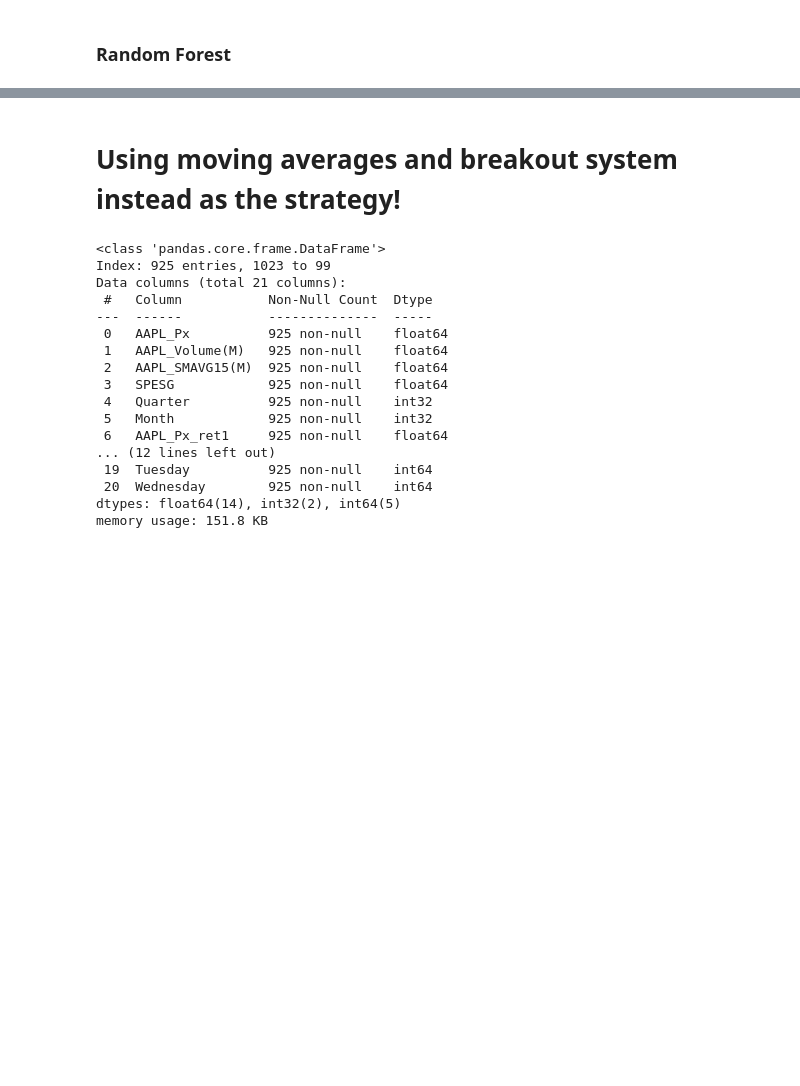
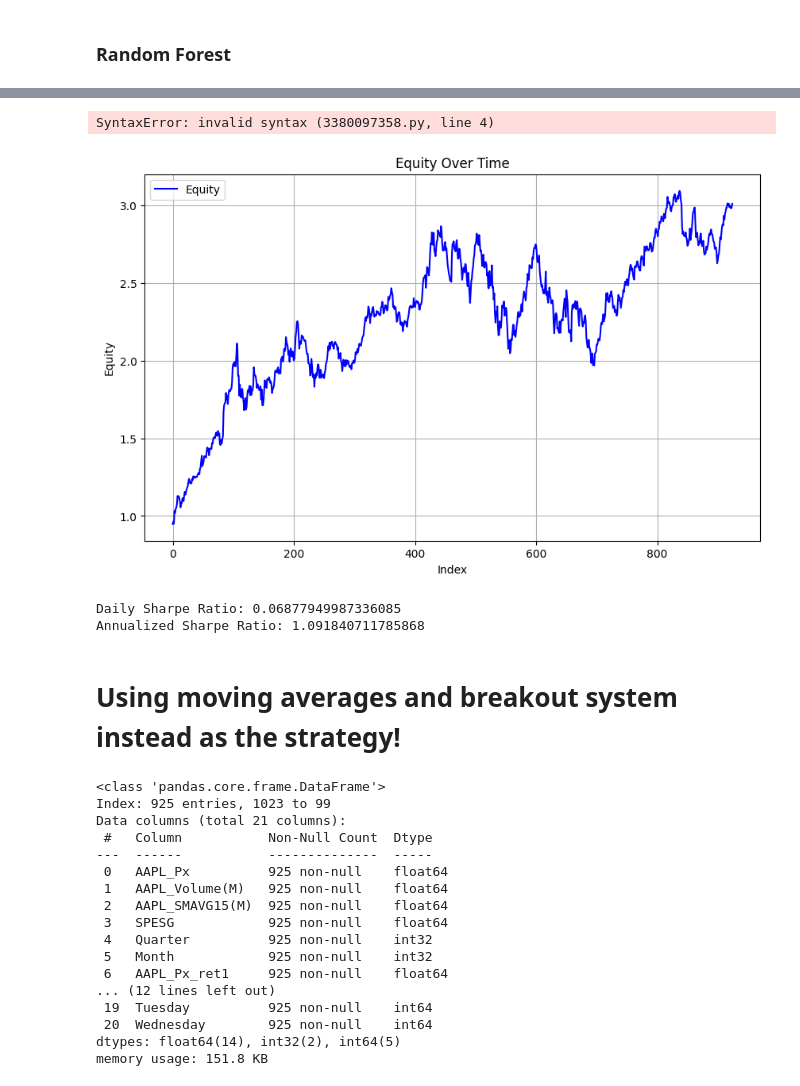
Before and after one commit to ShiweiHe0713/RegressionBased-ESG_Company_Trading, a Jupyter notebook: modeling.ipynb, the cells around one changed output, grey strips where cells are left out. Cells and saved outputs as stored; diff of their text form; code cells hidden in the pictures; blank space fills up the shorter version.

```diff
--- a/modeling.ipynb
+++ b/modeling.ipynb
@@ -192,3 +188,69 @@ Standard Deviation of R-squared: 0.03389706520239402
+# %%
+X.reset_index(drop=True, inplace=True)
+y.reset_index(drop=True, inplace=True)
+df_combined = pd.concat([X,y],axis=1)
+# %% [output]
+SyntaxError: invalid syntax (3380097358.py, line 4)
+# %%
+import pandas as pd
+
+# Assuming df is your DataFrame containing AAPL one-day forward returns
+# Assuming 'AAPL_ret_f1' is the column name for the one-day forward returns
+df = df_combined
+# Calculate cumulative returns
+df['Cumulative_Returns'] = (1 + df['AAPL_ret_f1']).cumprod()
+
+# Assuming initial equity is 1, you can adjust it according to your initial investment
+initial_equity = 1
+
+# Calculate equity based on cumulative returns
+df['Equity'] = initial_equity * df['Cumulative_Returns']
+
+# Print or display the DataFrame with equity
+
+# Assuming df is your DataFrame containing time, AAPL one-day forward returns, and equity
+# Replace 'Date' with the name of your time column if it's different
+# Assuming 'AAPL_ret_f1' is the column name for the one-day forward returns
+# Assuming 'Equity' is the column name for the equity
+
+
+# Assuming df is your DataFrame containing AAPL one-day forward returns and equity
+# Assuming 'Equity' is the column name for the equity
+
+# Plot the graph
+plt.figure(figsize=(10, 6))  # Adjust figure size if needed
+plt.plot(df.index, df['Equity'], label='Equity', color='blue')
+plt.xlabel('Index')
+plt.ylabel('Equity')
+plt.title('Equity Over Time')
+plt.legend()
+plt.grid(True)
+plt.show()
+# %% [output]
+[figure, added]
+# %%
+import pandas as pd
+
+# Sample DataFrame creation (you would use your actual DataFrame)
+# data = pd.read_your_dataframe_here()
+
+# Assuming risk-free rate is 2% annually
+annual_risk_free_rate = 0.02
+daily_risk_free_rate = (1 + annual_risk_free_rate)**(1/365) - 1
+
+# Calculate average daily return and standard deviation
+average_daily_return = df['AAPL_ret_f1'].mean()
+std_dev_daily_returns = df['AAPL_ret_f1'].std()
+
+# Calculate Sharpe Ratio
+sharpe_ratio_daily = (average_daily_return - daily_risk_free_rate) / std_dev_daily_returns
+sharpe_ratio_annual = sharpe_ratio_daily * (252**0.5)
+
+print(f"Daily Sharpe Ratio: {sharpe_ratio_daily}")
+print(f"Annualized Sharpe Ratio: {sharpe_ratio_annual}")
+# %% [output]
+Daily Sharpe Ratio: 0.06877949987336085
+Annualized Sharpe Ratio: 1.091840711785868
 # %% [markdown]
 # Using moving averages and breakout system instead as the strategy!
 # %%
```
Also changed, not shown: parts of 3 cells of this notebook, 2 other files.
